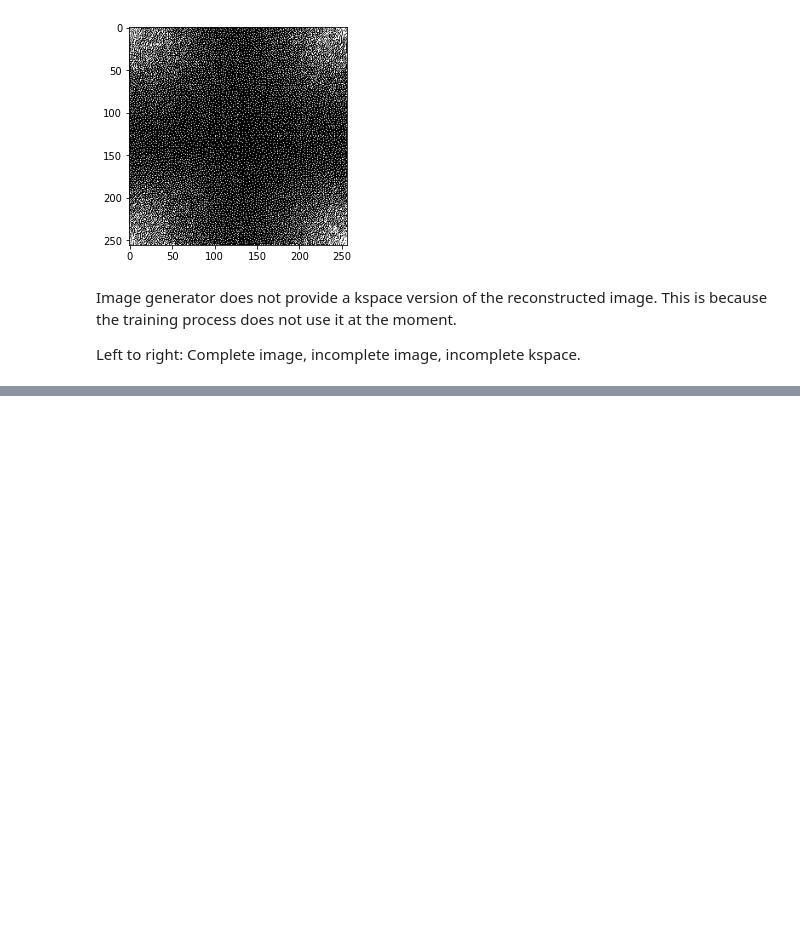
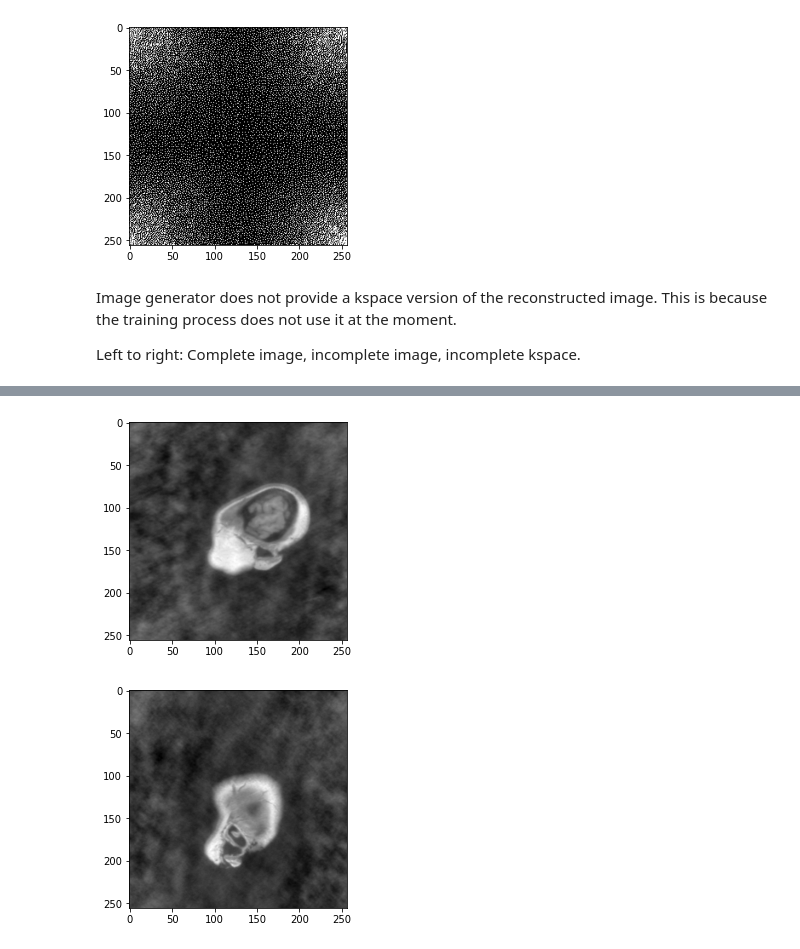
Before and after one commit to DuncanB6/U-NetCompare, a Jupyter notebook: gen_test.ipynb, the cells around one changed output, grey strips where cells are left out. Saved outputs shown, nothing was run; the diff lists cells and outputs as text; code cells hidden in the pictures; blank space fills up the shorter version.

```diff
--- a/gen_test.ipynb
+++ b/gen_test.ipynb
@@ -121,0 +86,11 @@ for ii in combined:
+# %%
+for ii in combined:
+    plt.imshow(ii[0][0,:,:,0],cmap = 'gray')
+    plt.show()
+    break
+
+plt.imshow(kspace_train[0, :, :, 0],cmap = 'gray')
+plt.show()
+# %% [output]
+[figure, added]
+[figure, added]
```
Also changed, not shown: parts of 5 cells of this notebook, 9 other files.
